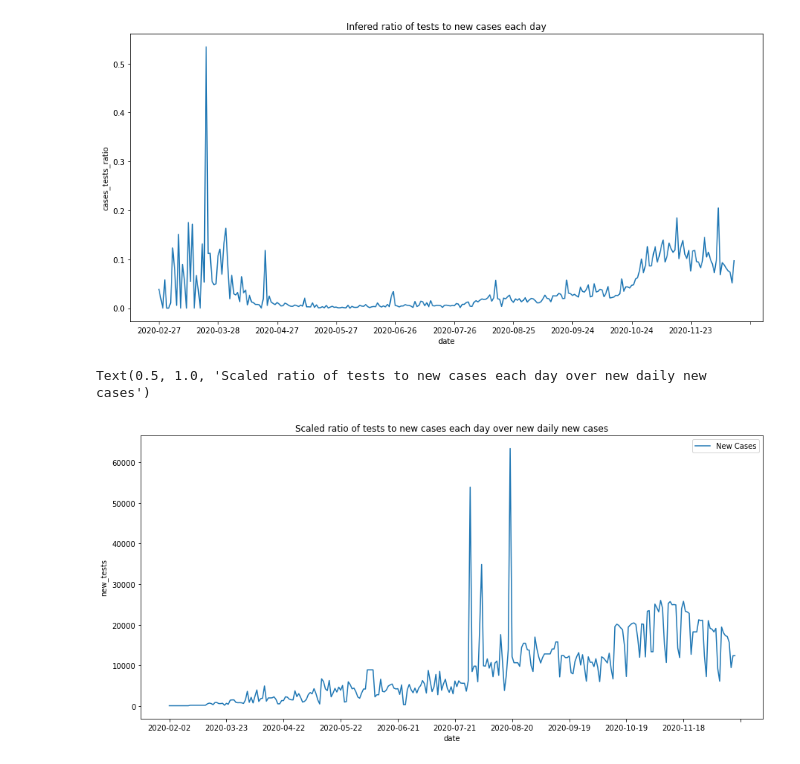
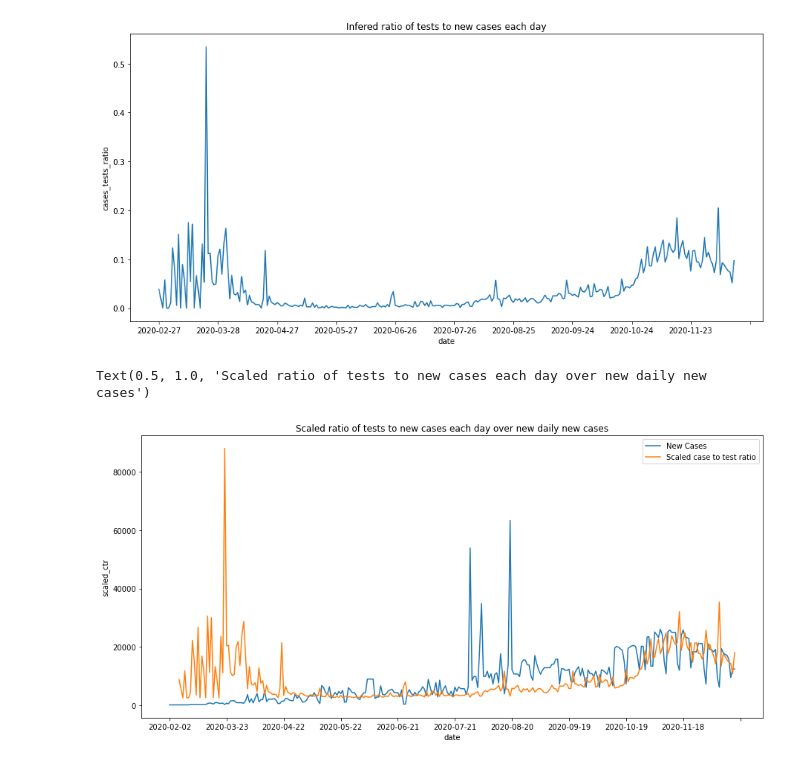
Before and after one commit to fivoskal/greece-covid-data-representation, a Jupyter notebook: owid.ipynb, the cells around one changed output. Cells and saved outputs as stored; diff of their text form; code cells hidden in the pictures.

Commit message:
more plots

```diff
--- a/owid.ipynb
+++ b/owid.ipynb
@@ -150,16 +150,17 @@ Text(0.5, 1.0, 'Infered ratio of tests to new cases each day')
 # %%
 temp = np.array(inf_gr["new_cases"].array) / np.array(inf_gr["new_tests"].array)
 temp = (temp - np.nanmean(temp)) / np.nanstd(temp)
 temp = temp * np.nanstd(np.array(inf_gr["new_tests"].array)  )+ np.nanmean(np.array(inf_gr["new_tests"].array) )
 inf_gr["scaled_ctr"] = temp
 
 # plt.figure(figsize=(15,7))
 fig, ax = plt.subplots(figsize=(15,7))
 g = sns.lineplot(data=inf_gr, x="date", y="new_tests", ax=ax)
+g = sns.lineplot(data=inf_gr, x="date", y="scaled_ctr", ax=ax)
 # g.plot(temp)
 g.set(xticks=[ i for i in range(len(inf_gr)) if i%30==0] )
 g.legend(["New Cases", "Scaled case to test ratio"])
 plt.title("Scaled ratio of tests to new cases each day over new daily new cases")
 # %% [output]
 Text(0.5, 1.0, 'Scaled ratio of tests to new cases each day over new daily new cases')
-[figure, old version]
+[figure, new version]
```
Also changed, not shown: parts of 1 cell of this notebook.
